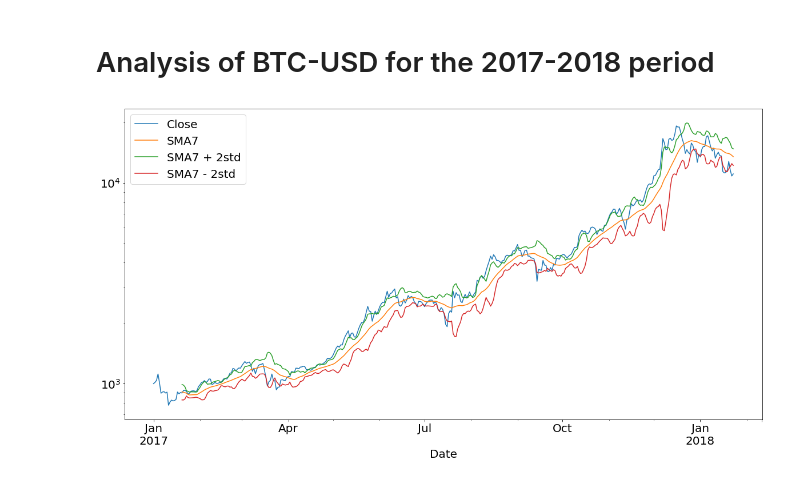
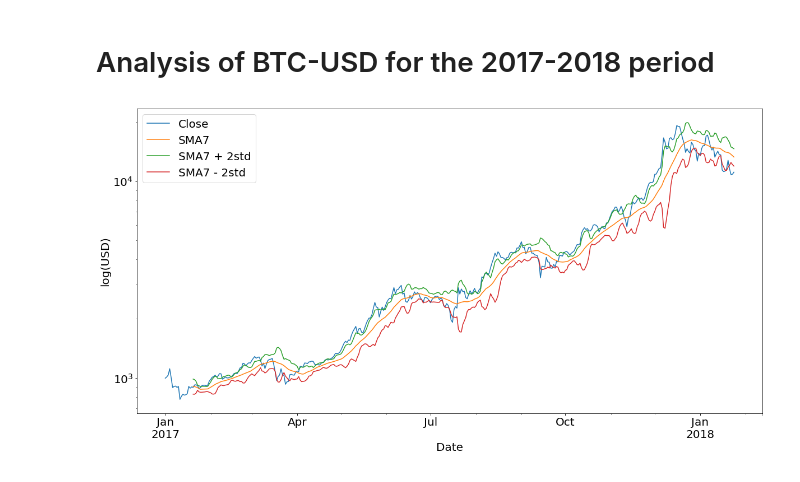
Before and after one commit to karolisjan/DataScience, a Jupyter notebook: finance_and_trading/bitcoin_price_simulation.ipynb, the cells around one changed output. Drawn from its saved outputs; the diff is of its cells as text; code cells hidden in the pictures.

```diff
--- a/finance_and_trading/bitcoin_price_simulation.ipynb
+++ b/finance_and_trading/bitcoin_price_simulation.ipynb
@@ -17,23 +17,24 @@ btc = btc['2017-01-01':]
 # %%
 btc.replace(0, np.nan, inplace=True)
 
 btc['SMA7'] = btc['Close'].rolling(20).mean()
 btc['SMA7 + 2std'] = btc['SMA7'] + 2 * btc['Close'].rolling(7).std()
 btc['SMA7 - 2std'] = btc['SMA7'] - 2 * btc['Close'].rolling(7).std()
 
 btc[[
     'Close',
     'SMA7',
     'SMA7 + 2std',
     'SMA7 - 2std',
 ]].plot(
     figsize=(20, 10),
     logy=True
 )
 
+plt.ylabel('log(USD)')
 plt.legend();
 # %% [output]
-[figure, old version]
+[figure, new version]
 # %%
 DISTRIBUTIONS = [
     stats.alpha,
```
Also changed, not shown: parts of 2 cells of this notebook, 4 other files.
